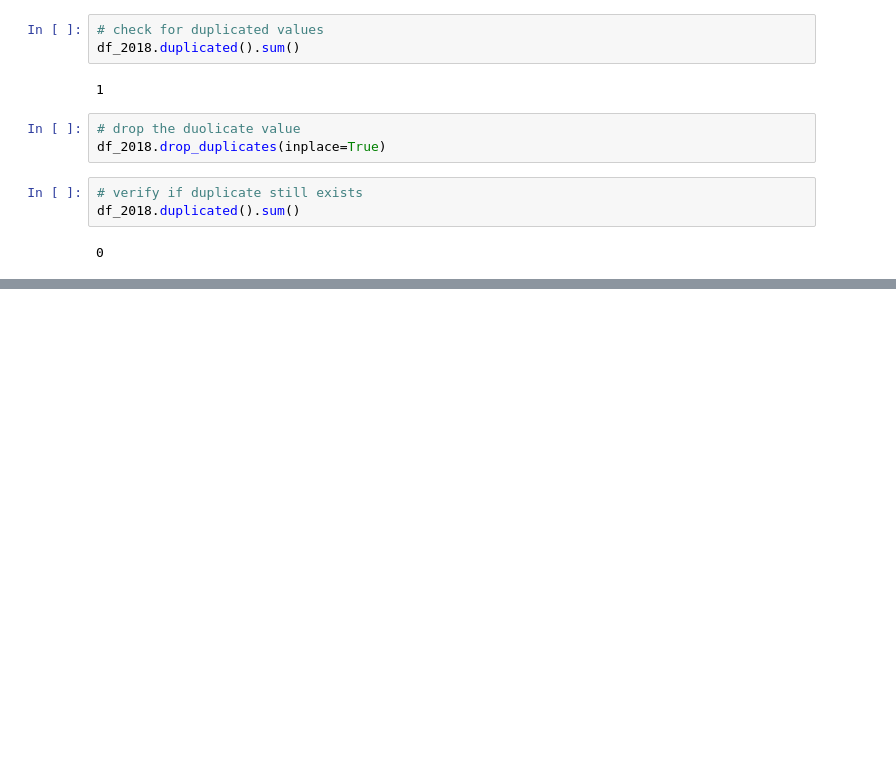
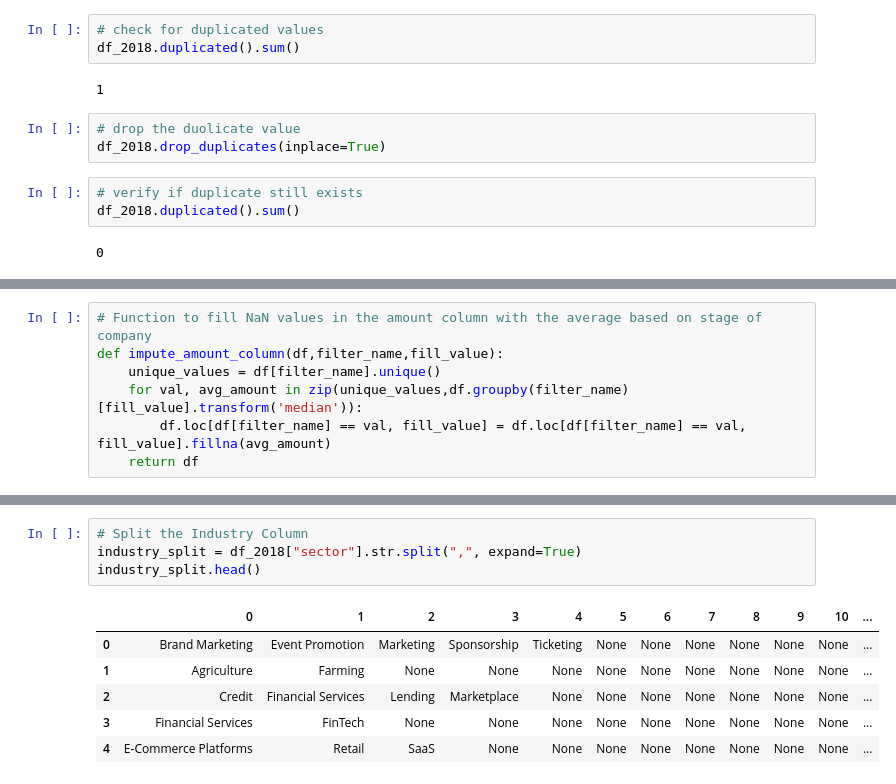
Before and after one commit to adubrightkwartengsnr/India_Startup_Analysis_2018-2021, a Jupyter notebook: start_up_analysis.ipynb, the cells around one changed output, grey strips where cells are left out. Drawn from its saved outputs; the diff is of its cells as text; blank space fills up the shorter version.

```diff
--- a/start_up_analysis.ipynb
+++ b/start_up_analysis.ipynb
@@ -549,0 +367,7 @@ memory usage: 427.4+ KB
+# %%
+# Function to fill NaN values in the amount column with the average based on stage of company
+def impute_amount_column(df,filter_name,fill_value):
+    unique_values = df[filter_name].unique()
+    for val, avg_amount in zip(unique_values,df.groupby(filter_name)[fill_value].transform('median')):
+        df.loc[df[filter_name] == val, fill_value] = df.loc[df[filter_name] == val, fill_value].fillna(avg_amount)
+    return df
@@ -549,0 +403,11 @@ memory usage: 427.4+ KB
+# %%
+# Split the Industry Column
+industry_split = df_2018["sector"].str.split(",", expand=True)
+industry_split.head()
+# %% [output]
+|  | 0 | 1 | 2 | 3 | 4 | 5 | 6 | 7 | 8 | 9 | 10 | ... |
+| 0 | Brand Marketing | Event Promotion | Marketing | Sponsorship | Ticketing | None | None | None | None | None | None | ... |
+| 1 | Agriculture | Farming | None | None | None | None | None | None | None | None | None | ... |
+| 2 | Credit | Financial Services | Lending | Marketplace | None | None | None | None | None | None | None | ... |
+| 3 | Financial Services | FinTech | None | None | None | None | None | None | None | None | None | ... |
+| 4 | E-Commerce Platforms | Retail | SaaS | None | None | None | None | None | None | None | None | ... |
```
Also changed, not shown: parts of 74 cells of this notebook.
